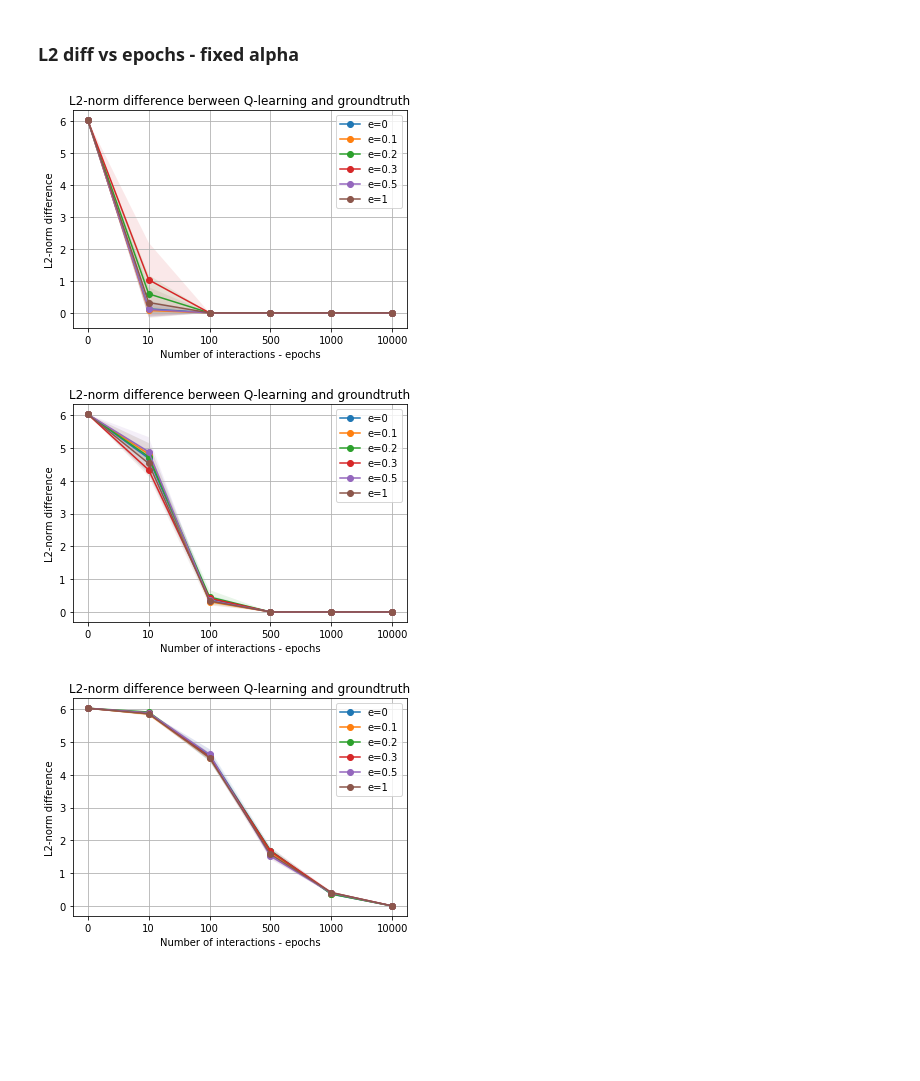
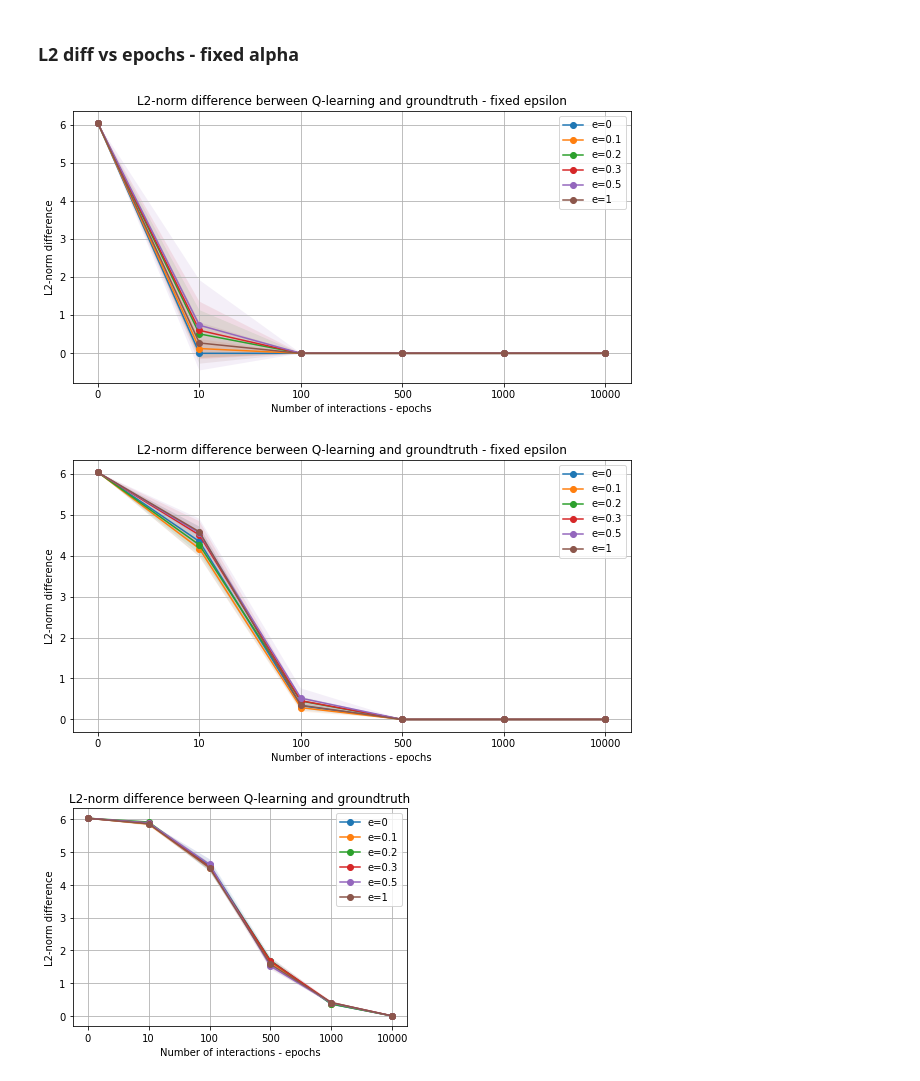
Before and after one commit to giannislelekas/IN4320-ML, a Jupyter notebook: src/Reinforcement Learning.ipynb, the cells around one changed output. Saved outputs shown, nothing was run; the diff lists cells and outputs as text; code cells hidden in the pictures; blank space fills up the shorter version.

```diff
--- a/src/Reinforcement Learning.ipynb
+++ b/src/Reinforcement Learning.ipynb
@@ -176,30 +177,27 @@ def divQlearn_epsilon(Q_star, gamma, alpha, epsilon, epochs, rep, R, P):
 
     fig = plt.figure(figsize = (10,5))
     aa = np.arange(len(epochs_checkpoints))
+    for e in epsilon:
+        L2diff = np.zeros((rep, len(epochs_checkpoints)))
+        for i in range(rep):
+            Q_learn = Q_learning(gamma, alpha, e, epochs, R, epochs_checkpoints, P)
+            diff = np.reshape((Q_learn - Q_star), (Q_learn.shape[0], Q_learn.shape[1]*Q_learn.shape[2]))
+            L2diff[i,:] = np.linalg.norm(diff, axis = 1)
 
-    for e in epsilon:
-        diff = np.zeros(rep)
-        mean_diff = np.zeros(len(epochs))
-        std_diff = np.zeros_like(mean_diff)
-        for i in range(len(epochs)):
-            for j in range(rep):
-                Q = Q_learning(gamma, alpha, e, epochs[i], R, P)
-                diff[j] = np.linalg.norm(Q - Q_star)
-            mean_diff[i] = np.mean(diff)
-            std_diff[i] = np.std(diff)
+        mean_L2diff = np.mean(L2diff, axis = 0)
+        std_L2diff = np.std(L2diff, axis = 0)
 
+        plt.fill_between(aa, mean_L2diff - std_L2diff,
+                             mean_L2diff + std_L2diff, alpha=0.1)
+        plt.plot(aa, mean_L2diff, 'o-')
 
-        plt.fill_between(aa, mean_diff - std_diff,
-                         mean_diff + std_diff, alpha=0.1)
-        lines = plt.plot(aa, mean_diff, 'o-')
-
-    plt.title('L2-norm difference berween Q-learning and groundtruth')
+    plt.title('L2-norm difference berween Q-learning and groundtruth - fixed epsilon')
     plt.xlabel("Number of interactions - epochs")
     plt.ylabel("L2-norm difference")
     labels = ['0', '10', '100', '500', '1000', '10000']
     plt.xticks(aa, labels, rotation = 'horizontal')
     plt.grid()
-    plt.legend(['e=0', 'e=0.1', 'e=0.2', 'e=0.3', 'e=0.5', 'e=1' ], loc="best")
+    plt.legend(['e=0', 'e=0.1', 'e=0.2', 'e=0.3', 'e=0.5', 'e=1'], loc="best")
 # %% [markdown]
 ### L2 diff vs epochs - fixed epsilon
 # %%
@@ -283,20 +281,22 @@ divQlearn_alpha(Q_star, 0.5, alpha, epsilon, epochs, rep, R, 0)
 # %% [markdown]
 ### L2 diff vs epochs - fixed alpha
 # %%
-epochs = np.array([0, 10, 100, 500, 1000, 10000])
+epochs_checkpoints = np.array([0, 10, 100, 500, 1000, 10000])
+epochs = 10001
 Q_star = np.array([[0.0, 1.0, 0.5, 0.625, 1.25, 0.0], [0.0, 0.625, 1.25, 2.5, 5.0, 0.0]])
 #print(Q_star)
 
 gamma = 0.5
 alpha = 1
 epsilon = [0,0.1,0.2,0.3,0.5,1]
 rep = 5
 
 divQlearn_epsilon(Q_star, 0.5, alpha, epsilon, epochs, rep, R, 0)
 # %% [output]
-[figure, old version]
+[figure, new version]
 # %%
-epochs = np.array([0, 10, 100, 500, 1000, 10000])
+epochs_checkpoints = np.array([0, 10, 100, 500, 1000, 10000])
+epochs = 10001
 Q_star = np.array([[0.0, 1.0, 0.5, 0.625, 1.25, 0.0], [0.0, 0.625, 1.25, 2.5, 5.0, 0.0]])
 #print(Q_star)
 
@@ -307,5 +307,5 @@ rep = 5
 
 divQlearn_epsilon(Q_star, 0.5, alpha, epsilon, epochs, rep, R, 0)
 # %% [output]
-[figure, old version]
+[figure, new version]
 # %%
```
Also changed, not shown: parts of 22 cells of this notebook.
